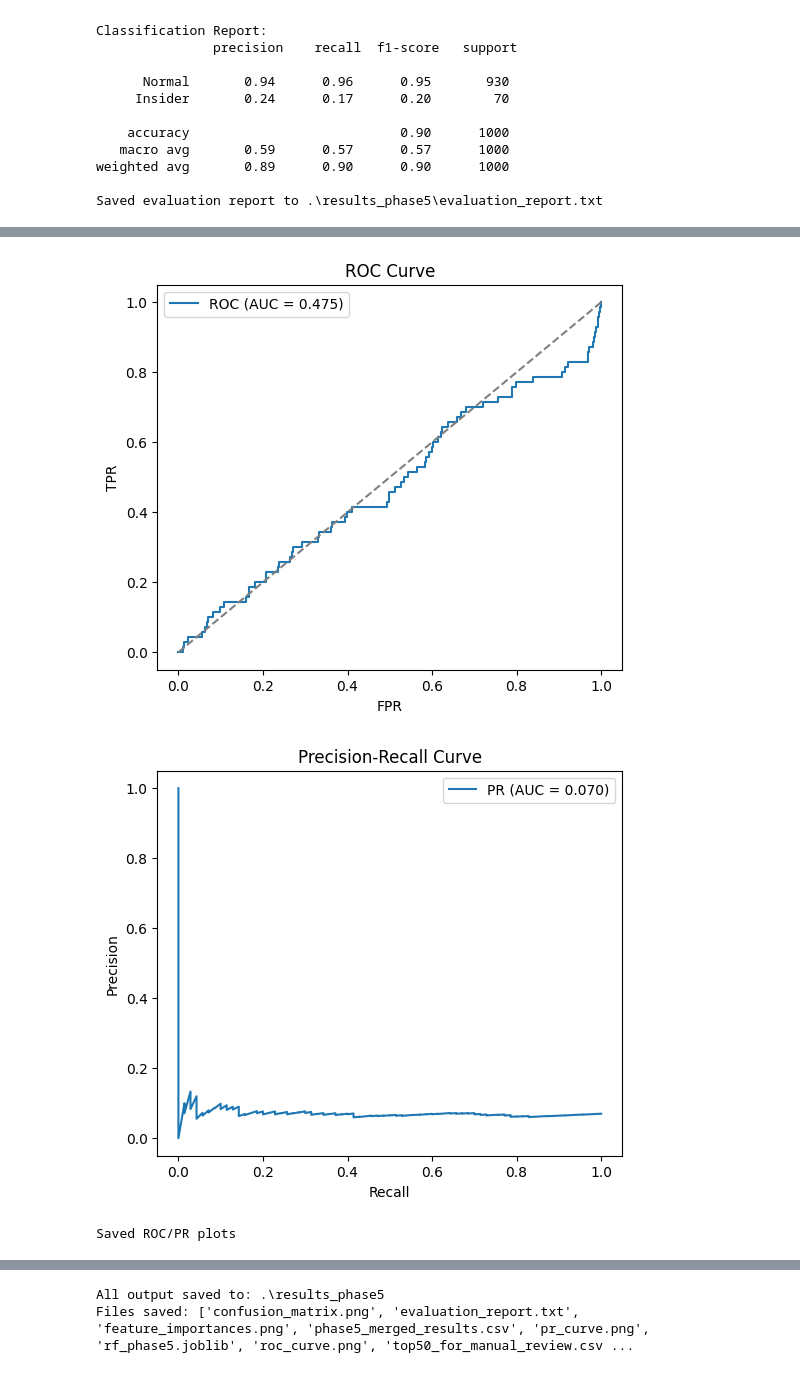
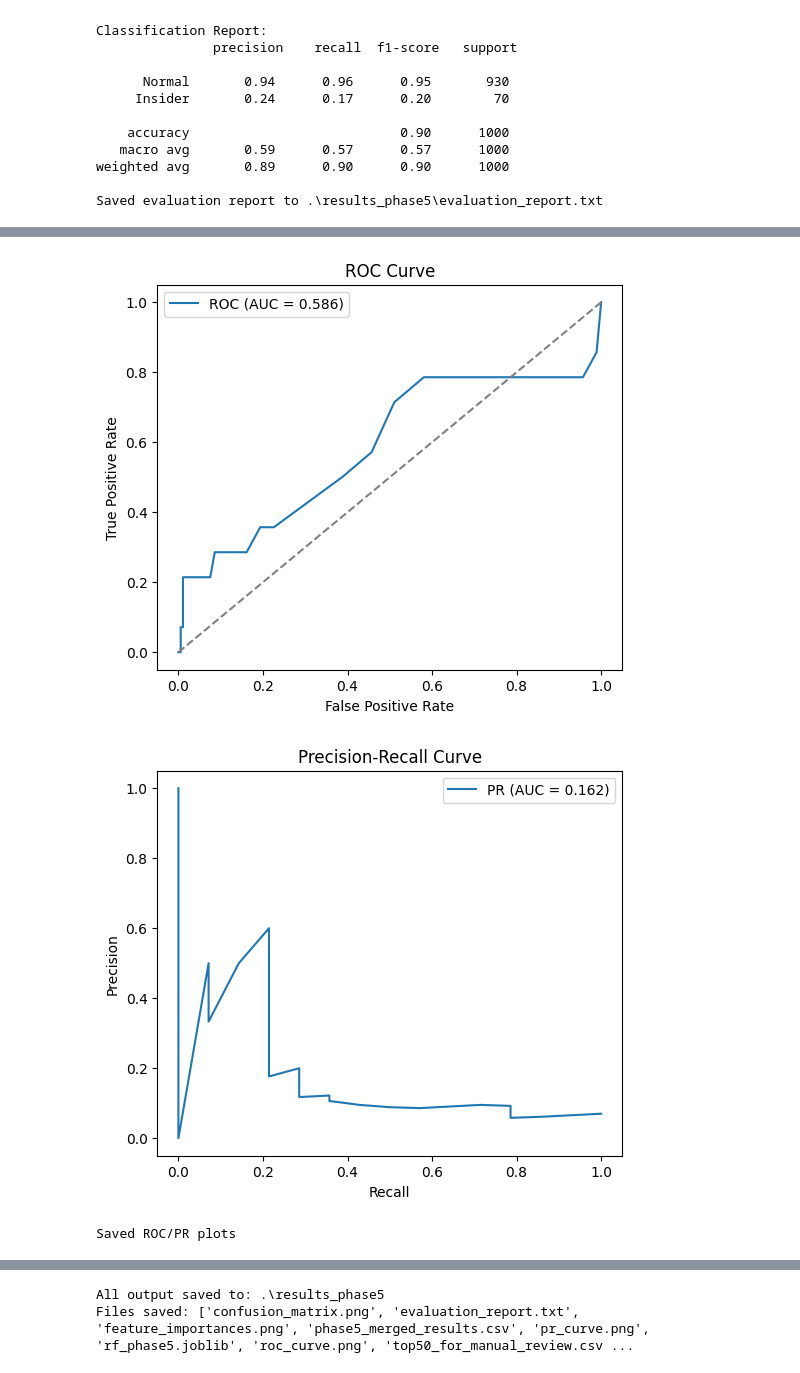
Before and after one commit to Snikitha-V/Insider-Threat-Anomaly-detection, a Jupyter notebook: Notebook/phase5_evaluation.ipynb, the cells around one changed output, grey strips where cells are left out. Saved outputs shown, nothing was run; the diff lists cells and outputs as text; code cells hidden in the pictures.

Commit message:
Save Phase5 outputs: notebook, plots and rf model

```diff
--- a/Notebook/phase5_evaluation.ipynb
+++ b/Notebook/phase5_evaluation.ipynb
@@ -233,39 +362,44 @@ print("Saved confusion_matrix.png")
 Saved confusion_matrix.png
 # %%
-if 'y_true' in merged and (pred_score_col or '_used_score' in merged.columns):
-    # pick score column
-    score_col = pred_score_col if pred_score_col in merged.columns else '_used_score'
-    scores = merged[score_col].astype(float)
-    # If scores direction is inverted relative to y_true, flip for ROC
-    # Check AUC only if both classes present
-    if len(np.unique(merged['y_true'])) > 1:
-        fpr, tpr, _ = roc_curve(merged['y_true'], scores)
-        roc_auc = auc(fpr, tpr)
-        plt.figure(figsize=(6,5))
-        plt.plot(fpr, tpr, label=f"ROC (AUC = {roc_auc:.3f})")
-        plt.plot([0,1],[0,1], '--', color='gray')
-        plt.xlabel("FPR"); plt.ylabel("TPR")
-        plt.title("ROC Curve")
-        plt.legend()
-        plt.savefig(os.path.join(RESULTS_DIR, "roc_curve.png"), dpi=150, bbox_inches='tight')
-        plt.show()
+from sklearn.metrics import roc_curve, auc, precision_recall_curve
 
-        precision, recall, _ = precision_recall_curve(merged['y_true'], scores)
-        pr_auc = auc(recall, precision)
-        plt.figure(figsize=(6,5))
-        plt.plot(recall, precision, label=f"PR (AUC = {pr_auc:.3f})")
-        plt.xlabel("Recall"); plt.ylabel("Precision")
-        plt.title("Precision-Recall Curve")
-        plt.legend()
-        plt.savefig(os.path.join(RESULTS_DIR, "pr_curve.png"), dpi=150, bbox_inches='tight')
-        plt.show()
-        print("Saved ROC/PR plots")
-    else:
-        print("Only one class present in ground truth — ROC/PR not computed.")
+# -------------------------
+# ROC / PR Curves using Phase 5 predictions
+# -------------------------
+y_true_vals = y_test.values  # ground truth from test split
+scores = y_prob              # predicted probabilities for Insider class
+
+if len(np.unique(y_true_vals)) > 1:
+    # ROC
+    fpr, tpr, _ = roc_curve(y_true_vals, scores)
+    roc_auc = auc(fpr, tpr)
+    plt.figure(figsize=(6,5))
+    plt.plot(fpr, tpr, label=f"ROC (AUC = {roc_auc:.3f})")
+    plt.plot([0,1],[0,1], '--', color='gray')
+    plt.xlabel("False Positive Rate")
+    plt.ylabel("True Positive Rate")
+    plt.title("ROC Curve")
+    plt.legend()
+    plt.savefig(os.path.join(RESULTS_DIR, "roc_curve.png"), dpi=150, bbox_inches='tight')
+    plt.show()
+
+    # PR
+    precision, recall, _ = precision_recall_curve(y_true_vals, scores)
+    pr_auc = auc(recall, precision)
+    plt.figure(figsize=(6,5))
+    plt.plot(recall, precision, label=f"PR (AUC = {pr_auc:.3f})")
+    plt.xlabel("Recall")
+    plt.ylabel("Precision")
+    plt.title("Precision-Recall Curve")
+    plt.legend()
+    plt.savefig(os.path.join(RESULTS_DIR, "pr_curve.png"), dpi=150, bbox_inches='tight')
+    plt.show()
+
+    print("Saved ROC/PR plots")
 else:
-    print("No continuous score column present — skipping ROC/PR.")
+    print("Only one class present in test set — ROC/PR not computed.")
 # %% [output]
-[figure, old version]
+[figure, new version]
-[figure, old version]
+[figure, new version]
 Saved ROC/PR plots
 # %%
```
Also changed, not shown: parts of 5 cells of this notebook, 5 other files.
